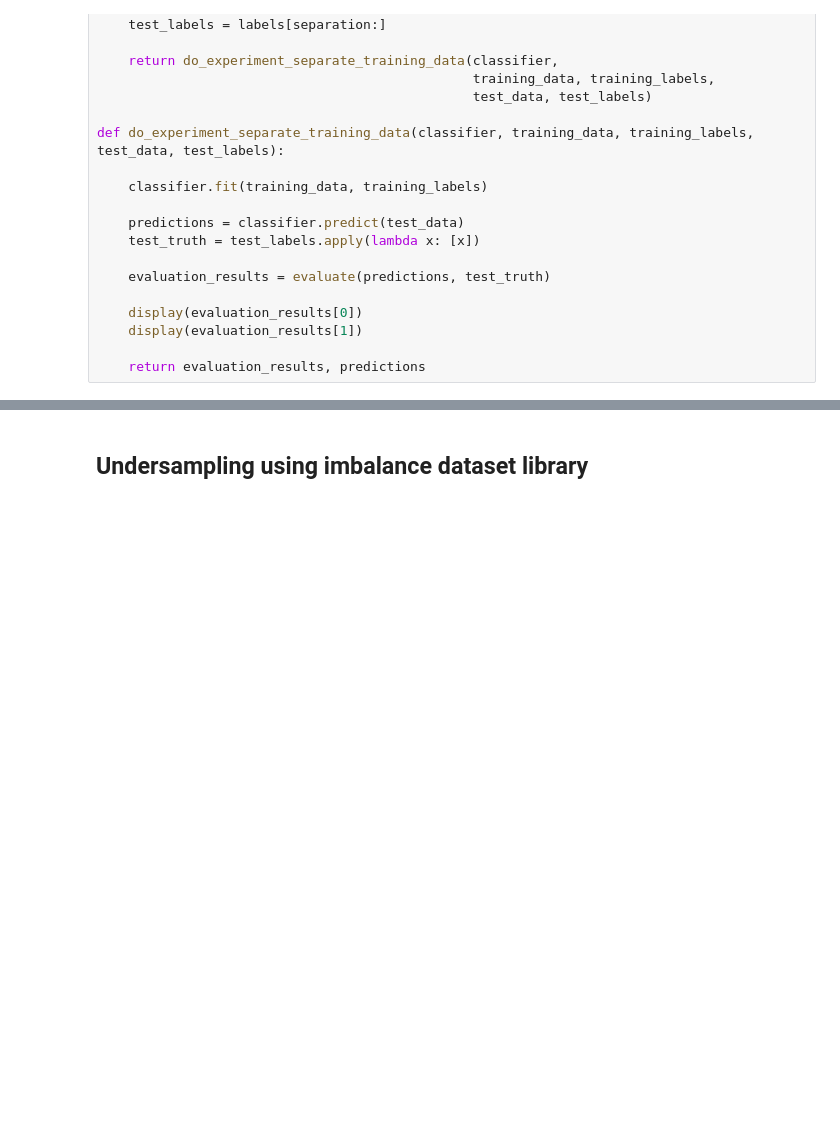
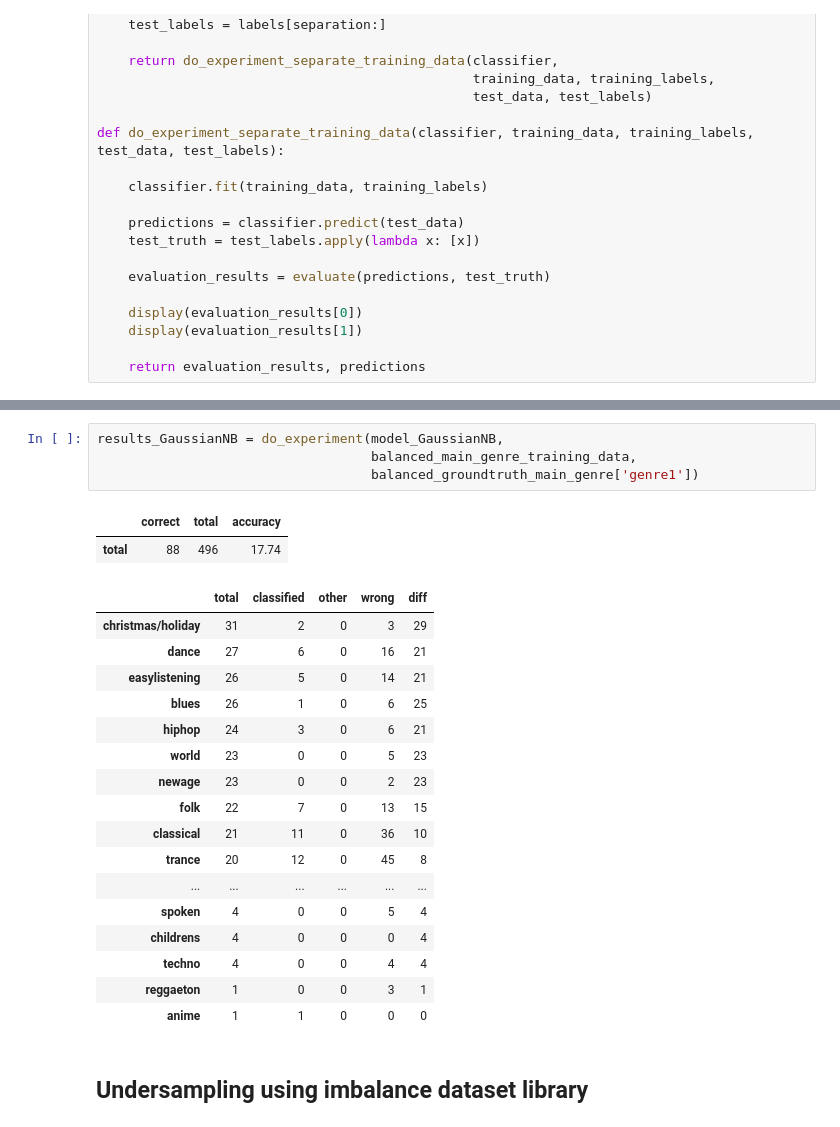
Before and after one commit to RyuuTDF/AcousticBrainz, a Jupyter notebook: SVM.ipynb, the cells around one changed output, grey strips where cells are left out. Cells and saved outputs as stored; diff of their text form; blank space fills up the shorter version.

Commit message:
update evaluation data

```diff
--- a/SVM.ipynb
+++ b/SVM.ipynb
@@ -184,3 +309,27 @@ results_GaussianNB = do_experiment(model_GaussianNB,
+# %%
+results_GaussianNB = do_experiment(model_GaussianNB,
+                                   balanced_main_genre_training_data,
+                                   balanced_groundtruth_main_genre['genre1'])
+# %% [output]
+|  | correct | total | accuracy |
+| total | 88 | 496 | 17.74 |
+|  | total | classified | other | wrong | diff |
+| christmas/holiday | 31 | 2 | 0 | 3 | 29 |
+| dance | 27 | 6 | 0 | 16 | 21 |
+| easylistening | 26 | 5 | 0 | 14 | 21 |
+| blues | 26 | 1 | 0 | 6 | 25 |
+| hiphop | 24 | 3 | 0 | 6 | 21 |
+| world | 23 | 0 | 0 | 5 | 23 |
+| newage | 23 | 0 | 0 | 2 | 23 |
+| folk | 22 | 7 | 0 | 13 | 15 |
+| classical | 21 | 11 | 0 | 36 | 10 |
+| trance | 20 | 12 | 0 | 45 | 8 |
+| ... | ... | ... | ... | ... | ... |
+| spoken | 4 | 0 | 0 | 5 | 4 |
+| childrens | 4 | 0 | 0 | 0 | 4 |
+| techno | 4 | 0 | 0 | 4 | 4 |
+| reggaeton | 1 | 0 | 0 | 3 | 1 |
+| anime | 1 | 1 | 0 | 0 | 0 |
 # %% [markdown]
 ## Undersampling using imbalance dataset library
 # %%
```
Also changed, not shown: parts of 21 cells of this notebook, 1 other file.
